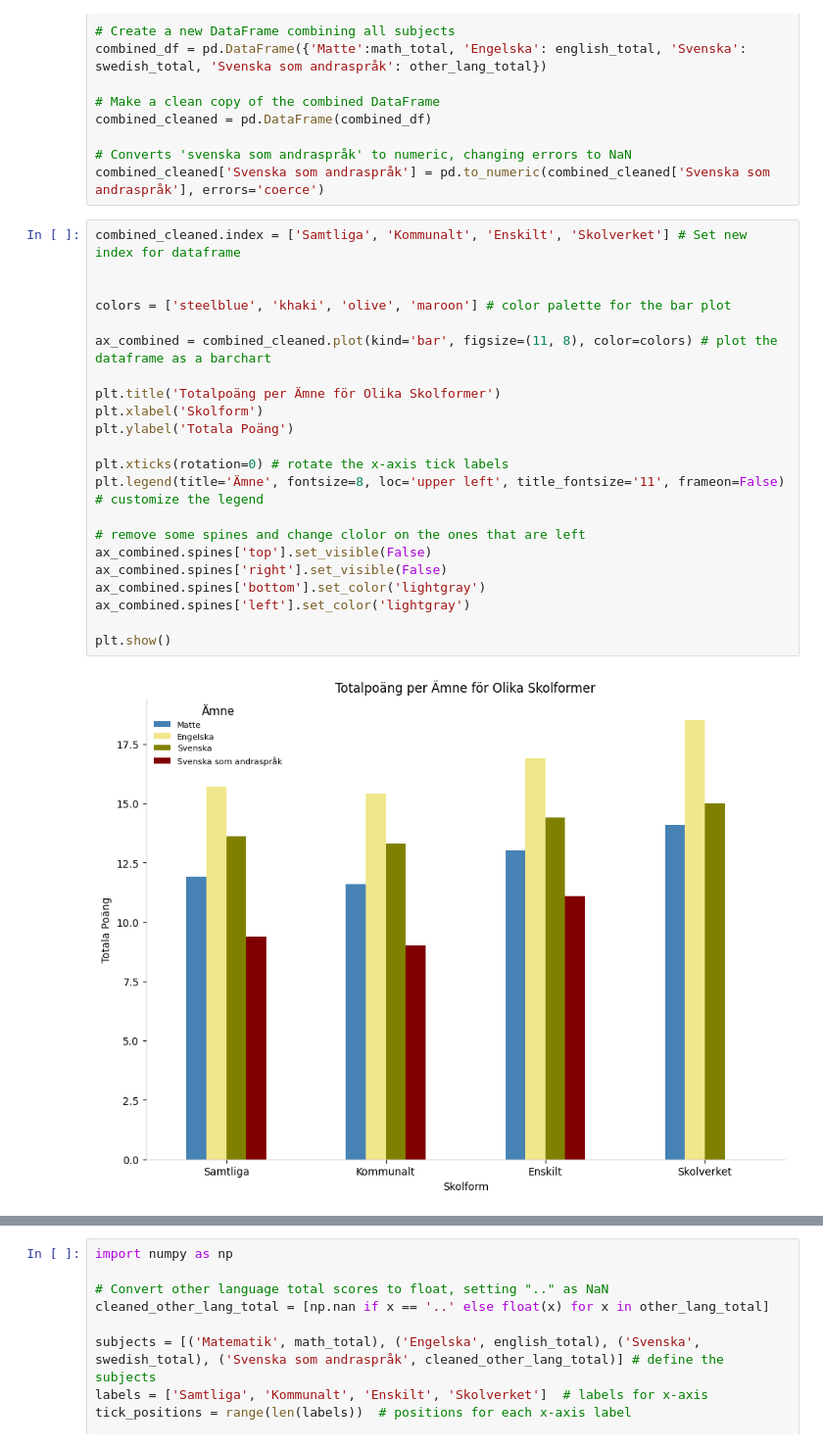
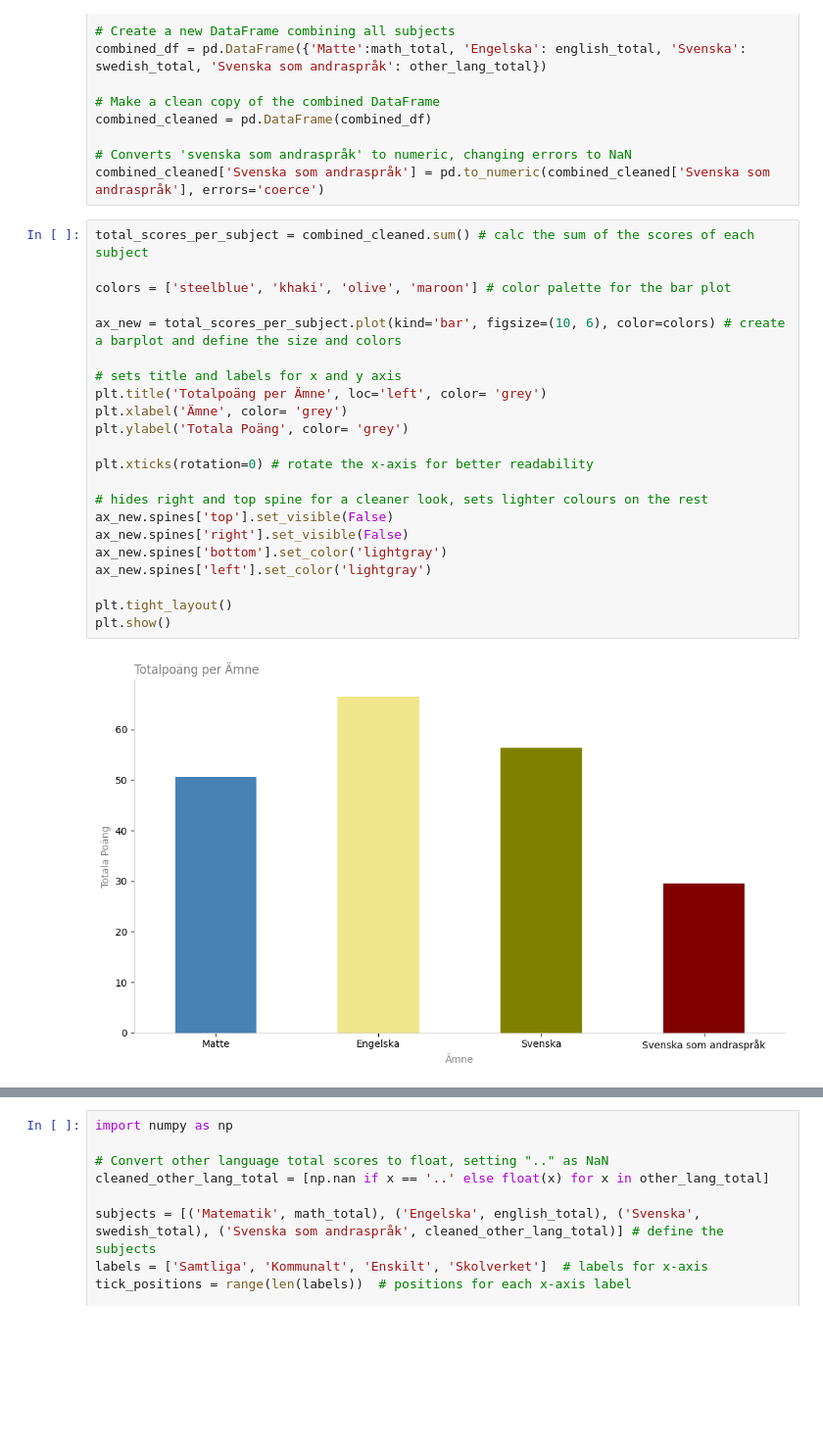
Before and after one commit to Utjiman/Python-Richard-Boden-OPA23, a Jupyter notebook: Labb2/Labb2.ipynb, the cells around one changed output, grey strips where cells are left out. Shown: that part at 98% size. Cells and saved outputs as stored; diff of their text form; blank space fills up the shorter version.

```diff
--- a/Labb2/Labb2.ipynb
+++ b/Labb2/Labb2.ipynb
@@ -87,26 +88,26 @@ combined_cleaned = pd.DataFrame(combined_df)
 # Converts 'svenska som andraspråk' to numeric, changing errors to NaN
 combined_cleaned['Svenska som andraspråk'] = pd.to_numeric(combined_cleaned['Svenska som andraspråk'], errors='coerce')
 # %%
-combined_cleaned.index = ['Samtliga', 'Kommunalt', 'Enskilt', 'Skolverket'] # Set new index for dataframe
-
+total_scores_per_subject = combined_cleaned.sum() # calc the sum of the scores of each subject
 
 colors = ['steelblue', 'khaki', 'olive', 'maroon'] # color palette for the bar plot
 
-ax_combined = combined_cleaned.plot(kind='bar', figsize=(11, 8), color=colors) # plot the dataframe as a barchart
+ax_new = total_scores_per_subject.plot(kind='bar', figsize=(10, 6), color=colors) # create a barplot and define the size and colors
 
-plt.title('Totalpoäng per Ämne för Olika Skolformer')
-plt.xlabel('Skolform')
-plt.ylabel('Totala Poäng')
+# sets title and labels for x and y axis
+plt.title('Totalpoäng per Ämne', loc='left', color= 'grey')
+plt.xlabel('Ämne', color= 'grey')
+plt.ylabel('Totala Poäng', color= 'grey')
 
-plt.xticks(rotation=0) # rotate the x-axis tick labels
-plt.legend(title='Ämne', fontsize=8, loc='upper left', title_fontsize='11', frameon=False) # customize the legend
+plt.xticks(rotation=0) # rotate the x-axis for better readability
 
-# remove some spines and change clolor on the ones that are left
-ax_combined.spines['top'].set_visible(False)
-ax_combined.spines['right'].set_visible(False)
-ax_combined.spines['bottom'].set_color('lightgray')
-ax_combined.spines['left'].set_color('lightgray')
+# hides right and top spine for a cleaner look, sets lighter colours on the rest
+ax_new.spines['top'].set_visible(False)
+ax_new.spines['right'].set_visible(False)
+ax_new.spines['bottom'].set_color('lightgray')
+ax_new.spines['left'].set_color('lightgray')
 
+plt.tight_layout()
 plt.show()
 # %% [output]
-[figure, old version]
+[figure, new version]
```
Also changed, not shown: parts of 8 cells of this notebook, 6 other files.
